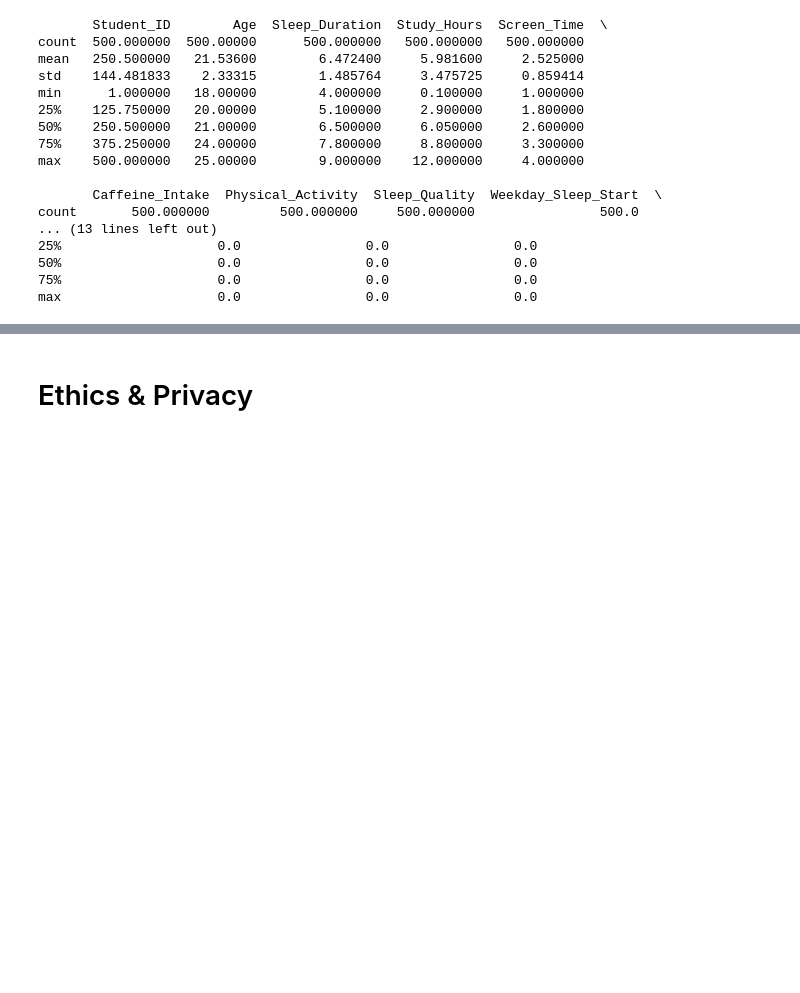
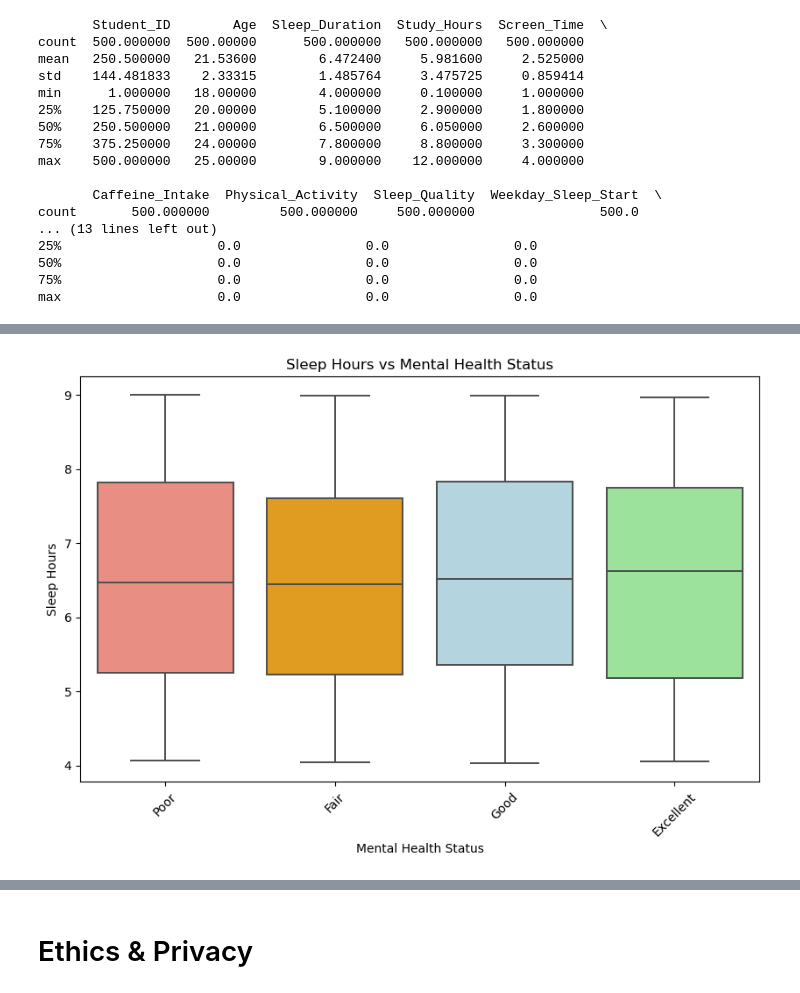
Before and after one commit to keshuvv/Data-Driven-Analysis-of-College-Students-Sleep-Pattern, a Jupyter notebook: EDA Benji.ipynb, the cells around one changed output, grey strips where cells are left out. Saved outputs shown, nothing was run; the diff lists cells and outputs as text; code cells hidden in the pictures; blank space fills up the shorter version.

```diff
--- a/EDA Benji.ipynb
+++ b/EDA Benji.ipynb
@@ -152,0 +162,3 @@ dtype: int64
+# %%
+# convert User_ID column to integer
+mental_health_data['User_ID'] = mental_health_data['User_ID'].str.extract('(\d+)', expand=False).astype(int)
@@ -238,17 +295,0 @@ Passing `palette` without assigning `hue` is deprecated and will be removed in v
-# %%
-# Stress levels across sleep categories
-bins = [0, 4, 6, 8, 10, 24]
-labels = ['0-4 Hours', '4-6 Hours', '6-8 Hours', '8-10 Hours', '10-24 Hours']
-mental_health_data['Sleep_Category'] = pd.cut(mental_health_data['Sleep_Hours'], bins=bins, labels=labels)
-
-plt.figure(figsize=(8, 6))
-sns.violinplot(
-    x='Sleep_Category',
-    y='Stress_Level',
-    data=mental_health_data,
-    palette='muted'
-)
-plt.title("Violin Plot: Stress Level Across Sleep Categories")
-plt.xlabel("Sleep Hours (Binned)")
-plt.ylabel("Stress Level")
-plt.show()
@@ -379,0 +430,18 @@ max                    0.0                0.0                0.0
+# %%
+# Visualize Sleep Hours vs. Mental Health Status
+plt.figure(figsize=(10, 6))
+custom_palette = {'Poor': 'salmon', 'Fair': 'orange', 'Good': 'lightblue', 'Excellent': 'lightgreen'}
+sns.boxplot(x='Mental_Health_Status',
+            hue='Mental_Health_Status',
+            y='Sleep_Hours',
+            data=mental_health_data,
+            order=['Poor', 'Fair', 'Good', 'Excellent'],
+           linewidth = 1.4,
+           palette = custom_palette)
+plt.title("Sleep Hours vs Mental Health Status")
+plt.xlabel("Mental Health Status")
+plt.ylabel("Sleep Hours")
+plt.xticks(rotation=45)
+plt.show()
+# %% [output]
+[figure, added]
```
Also changed, not shown: parts of 45 cells of this notebook.
